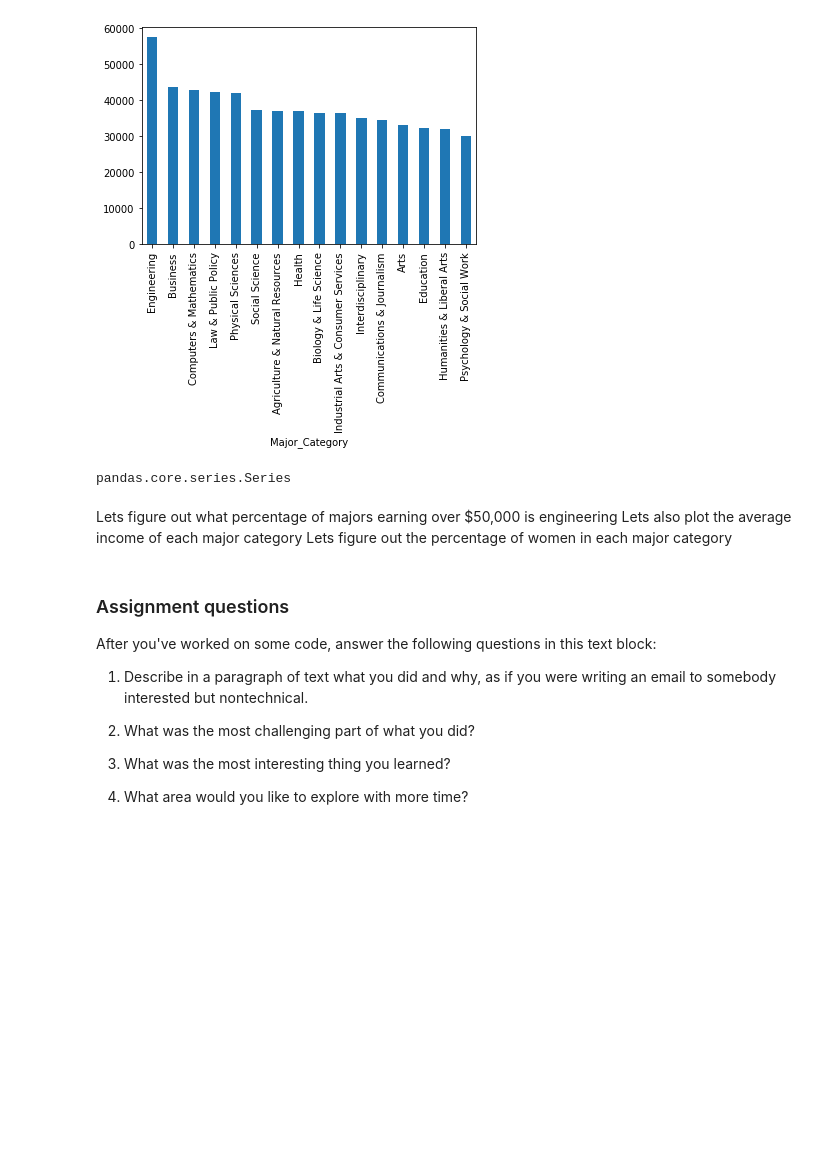
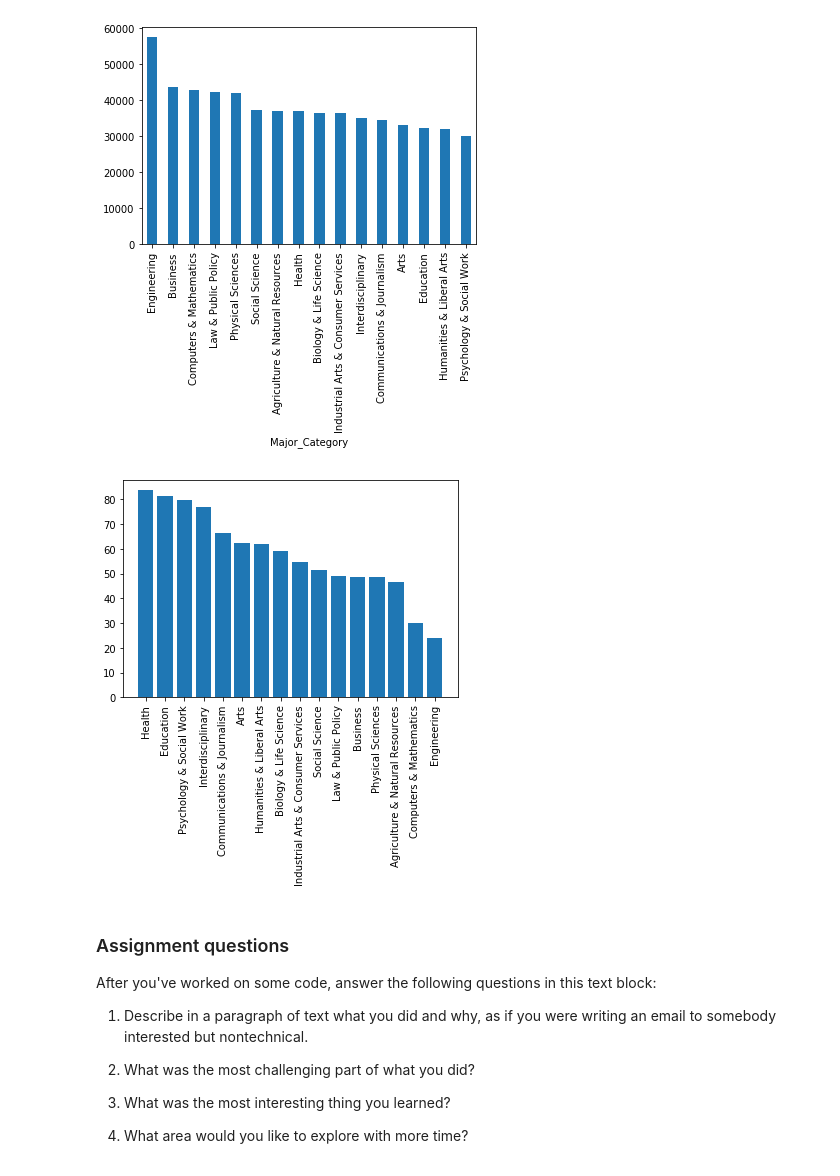
Before and after one commit to ngriggs/DS-Unit-1-Sprint-1-Dealing-With-Data, a Jupyter notebook: LS_DS_111_A_First_Look_at_Data.ipynb, the cells around one changed output. Drawn from its saved outputs; the diff is of its cells as text; code cells hidden in the pictures; blank space fills up the shorter version.

```diff
--- a/LS_DS_111_A_First_Look_at_Data.ipynb
+++ b/LS_DS_111_A_First_Look_at_Data.ipynb
@@ -390,18 +396,23 @@ average_salary.sort_values(ascending=False).plot(kind='bar');
 # %% [output]
 [figure]
 # %%
+import matplotlib.pyplot as plt
+from operator import itemgetter
 number_women = df_final.groupby('Major_Category')['Women'].sum()
 number_men = df_final.groupby('Major_Category')['Men'].sum()
 test = []
 for i in range(len(number_women)):
   test.append((number_women[i]/(number_women[i]+number_men[i]))*100)
-type(number_women)
+
+test2 = df_final['Major_Category'].unique()
+test2 = sorted(test2)
+zipped = sorted(zip(test2, test), key=itemgetter(1), reverse=True)
+percent_women = list(zipped)
+plt.bar(*zip(*percent_women))
+
+plt.xticks(rotation=90);
 # %% [output]
-pandas.core.series.Series
+[figure, added]
-# %% [markdown]
-Lets figure out what percentage of majors earning over $50,000 is engineering
-Lets also plot the average income of each major category
-Lets figure out the percentage of women in each major category
 # %% [markdown]
 ### Assignment questions
 
```
Also changed, not shown: parts of 2 cells of this notebook.
